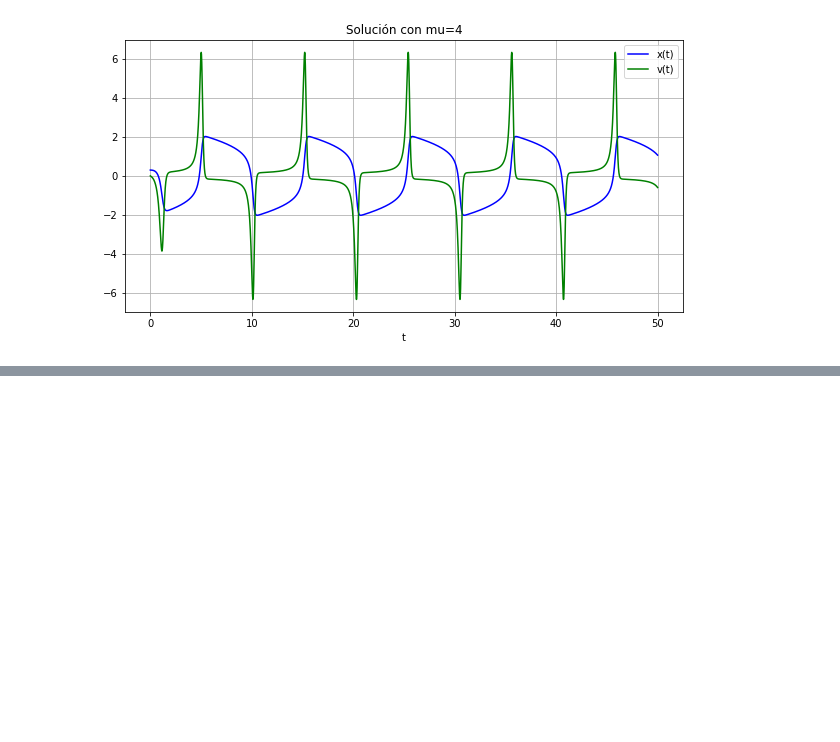
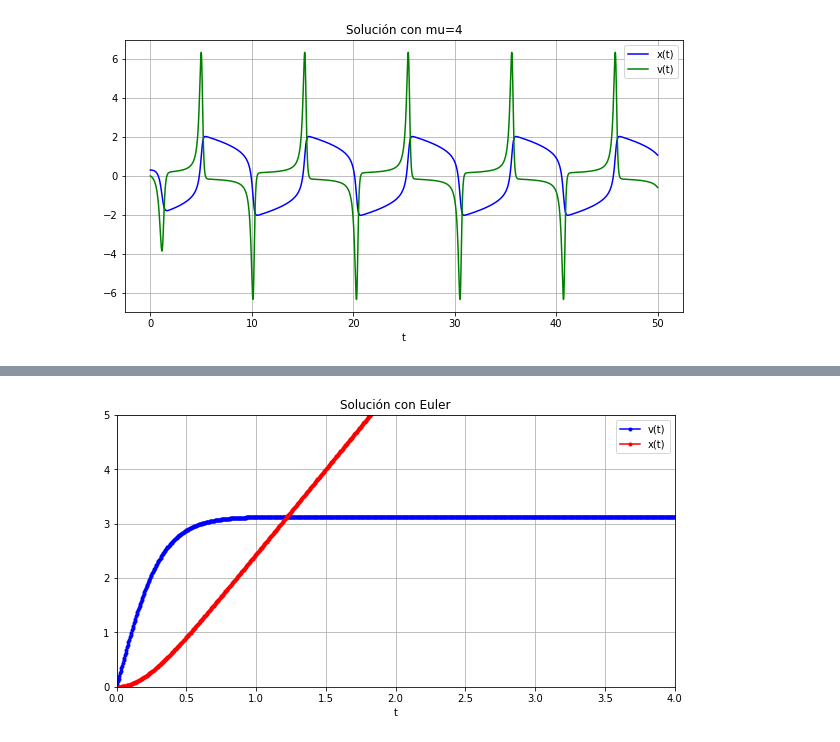
Before and after one commit to HumbertoMezaRuiz/Computacional1, a Jupyter notebook: Actividad8/Actividad8.ipynb, the cells around one changed output, grey strips where cells are left out. Saved outputs shown, nothing was run; the diff lists cells and outputs as text; code cells hidden in the pictures; blank space fills up the shorter version.

```diff
--- a/Actividad8/Actividad8.ipynb
+++ b/Actividad8/Actividad8.ipynb
@@ -105,0 +151,37 @@ plt.show()
+# %%
+## Usando Euler
+# agregarmos condiciones iniciales
+t = np.linspace(0, 10, 2001)
+t0 = 0
+x0 = 0
+v0 = 0
+k = 1
+g = 9.81
+
+# definiendo v=dx/dt tenemos dos ecuaciones,
+
+f = lambda v,t: -k*v**2 + g
+v = np.zeros(len(t))
+v[0] = v0
+
+for n in range(0,len(t)-1):
+  v[n+1] = v[n] + f(v[n],t[n])*(t[n+1] - t[n])
+
+# y la segunda
+
+x = np.zeros(len(t))
+x[0] = x0
+
+for n in range(0,len(t)-1):
+  x[n+1] = x[n] + v[n]*(t[n+1] - t[n])
+
+plt.figure(figsize=(10,5))
+plt.plot(t,v,'b.-', t,x,'r.-')
+plt.legend(['v(t)', 'x(t)'])
+plt.title('Solución con Euler')
+plt.axis([0,4,0,5])
+plt.grid()
+plt.xlabel('t')
+plt.show()
+# %% [output]
+[figure, added]
```
Also changed, not shown: parts of 11 cells of this notebook.
